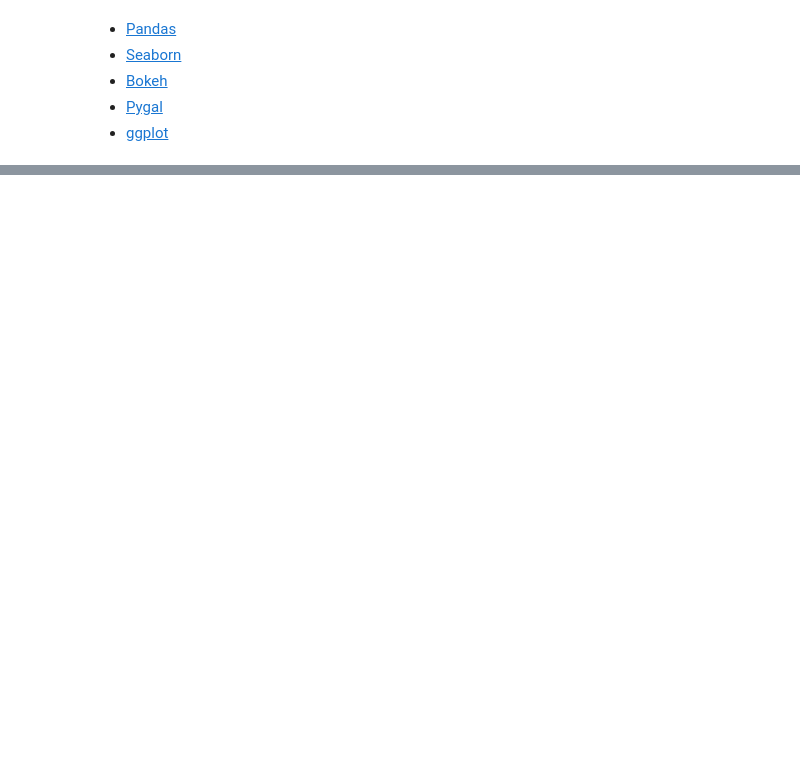
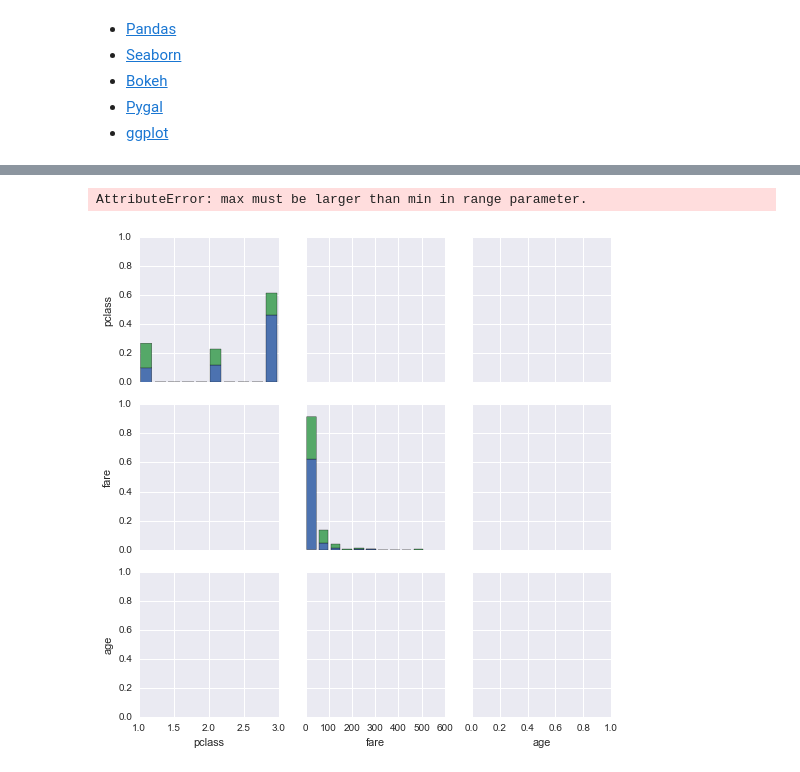
Before and after one commit to cgte88586/cgte88586.github.io, a Jupyter notebook: _source/2016-2-20-python-visualization.ipynb, the cells around one changed output, grey strips where cells are left out. Cells and saved outputs as stored; diff of their text form; code cells hidden in the pictures; blank space fills up the shorter version.

```diff
--- a/_source/2016-2-20-python-visualization.ipynb
+++ b/_source/2016-2-20-python-visualization.ipynb
@@ -58,0 +16,3 @@ show(p)
+# %%
+iris = sns.load_dataset("iris")
+titanic = sns.load_dataset("titanic")
@@ -58,0 +28,5 @@ show(p)
+# %%
+sns.pairplot(titanic[["alive", "pclass", "fare", "age"]], hue="alive")
+# %% [output]
+AttributeError: max must be larger than min in range parameter.
+[figure, added]
```
Also changed, not shown: parts of 9 cells of this notebook.
